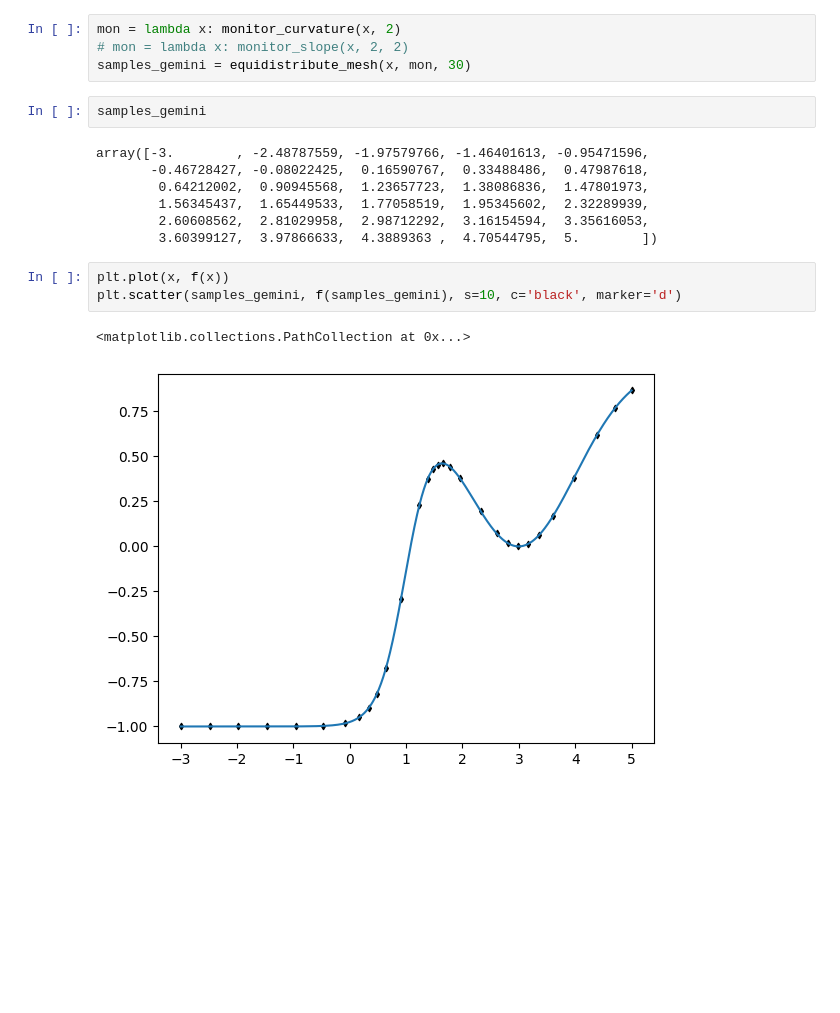
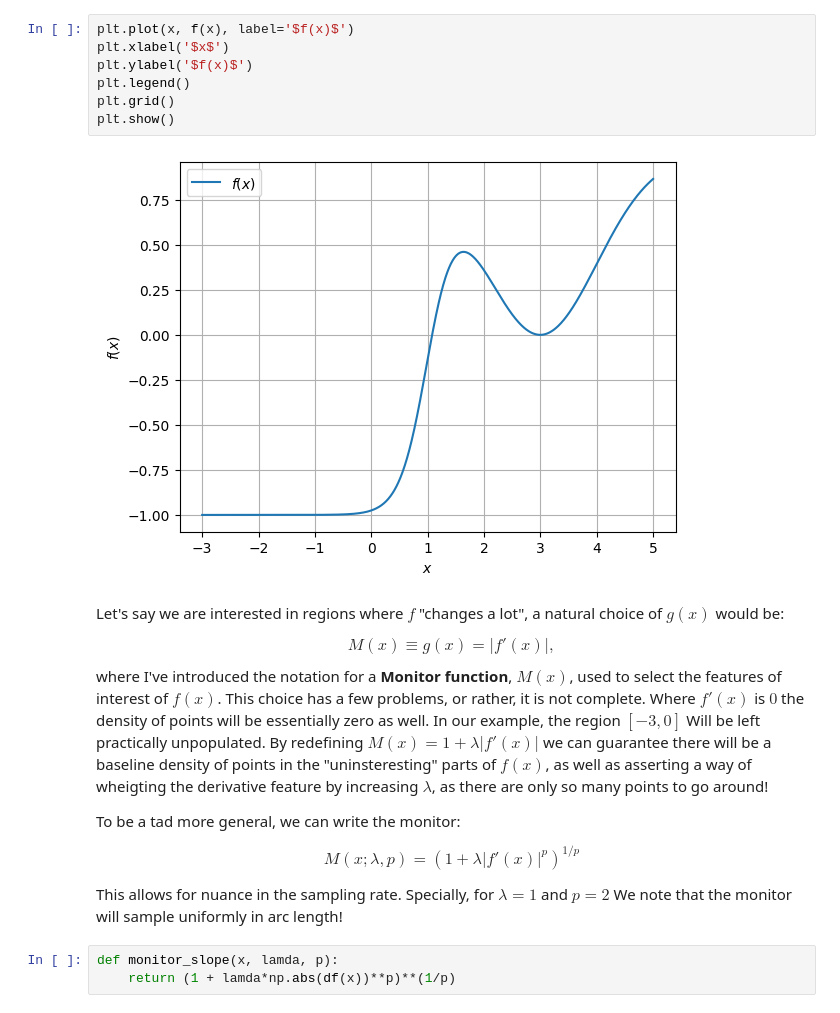
Before and after one commit to Gabriel-Amici/MorseCoulomb, a Jupyter notebook: notebooks/development/adaptive_sampling.ipynb, the cells around one changed output. Cells and saved outputs as stored; diff of their text form; blank space fills up the shorter version.

Commit message:
Improve adaptive sampling notebook and introduce dedicated module
(WIP)

```diff
--- a/notebooks/development/adaptive_sampling.ipynb
+++ b/notebooks/development/adaptive_sampling.ipynb
@@ -112,19 +156,36 @@ def equidistribute_mesh(x_old, monitor_func, n_points):
-# %%
-mon = lambda x: monitor_curvature(x, 2)
-# mon = lambda x: monitor_slope(x, 2, 2)
-samples_gemini = equidistribute_mesh(x, mon, 30)
-# %%
-samples_gemini
-# %% [output]
-array([-3.        , -2.48787559, -1.97579766, -1.46401613, -0.95471596,
-       -0.46728427, -0.08022425,  0.16590767,  0.33488486,  0.47987618,
-        0.64212002,  0.90945568,  1.23657723,  1.38086836,  1.47801973,
-        1.56345437,  1.65449533,  1.77058519,  1.95345602,  2.32289939,
-        2.60608562,  2.81029958,  2.98712292,  3.16154594,  3.35616053,
-        3.60399127,  3.97866633,  4.3889363 ,  4.70544795,  5.        ])
-# %%
-plt.plot(x, f(x))
-plt.scatter(samples_gemini, f(samples_gemini), s=10, c='black', marker='d')
-# %% [output]
-<matplotlib.collections.PathCollection at 0x...>
-[figure, removed]
+# %%
+plt.plot(x, f(x), label='$f(x)$')
+plt.xlabel('$x$')
+plt.ylabel('$f(x)$')
+plt.legend()
+plt.grid()
+plt.show()
+# %% [output]
+[figure, added]
+# %% [markdown]
+Let's say we are interested in regions where $f$ "changes a lot", a natural
+choice of $g(x)$ would be:
+
+$$
+    M(x) \equiv g(x) = |f'(x)|,
+$$
+where I've introduced the notation for a **Monitor function**, $M(x)$, used
+to select the features of interest of $f(x)$. This choice has a few problems,
+or rather, it is not complete. Where $f'(x)$ is $0$ the density of points will
+be essentially zero as well. In our example, the region $[-3, 0]$ Will be left
+practically unpopulated. By redefining $M(x) = 1 + \lambda |f'(x)|$ we can
+guarantee there will be a baseline density of points in the "uninsteresting"
+parts of $f(x)$, as well as asserting a way of wheigting the derivative feature
+by increasing $\lambda$, as there are only so many points to go around!
+
+To be a tad more general, we can write the monitor:
+
+$$
+    M(x; \lambda, p) = (1 + \lambda |f'(x)|^p)^{1/p}
+$$
+
+This allows for nuance in the sampling rate. Specially, for $\lambda = 1$ and
+$p = 2$ We note that the monitor will sample uniformly in arc length!
+# %%
+def monitor_slope(x, lamda, p):
+    return (1 + lamda*np.abs(df(x))**p)**(1/p)
```
Also changed, not shown: parts of 26 cells of this notebook, 1 other file.
